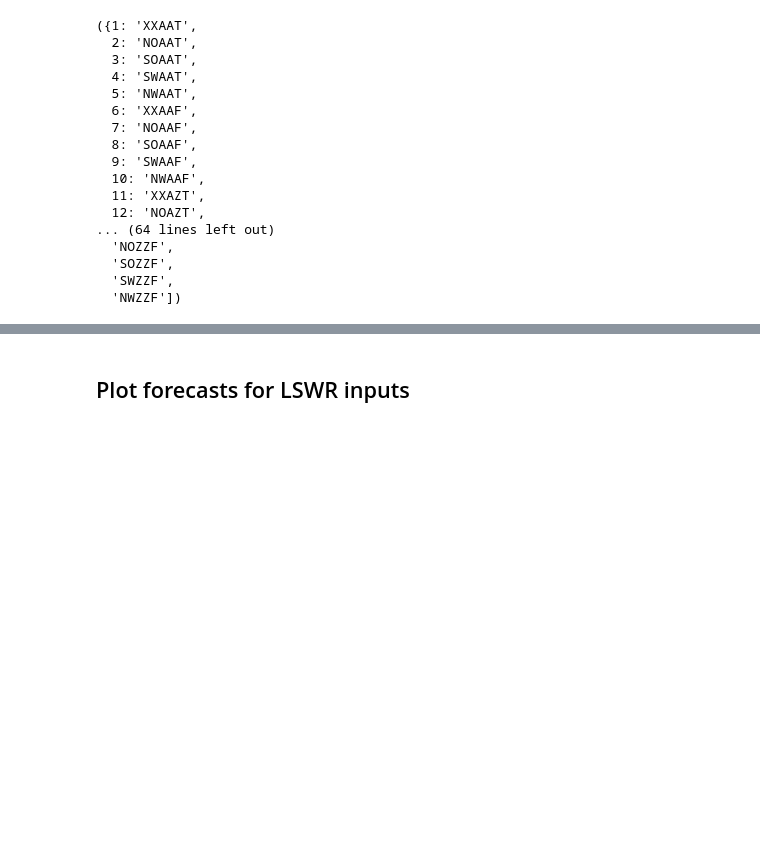
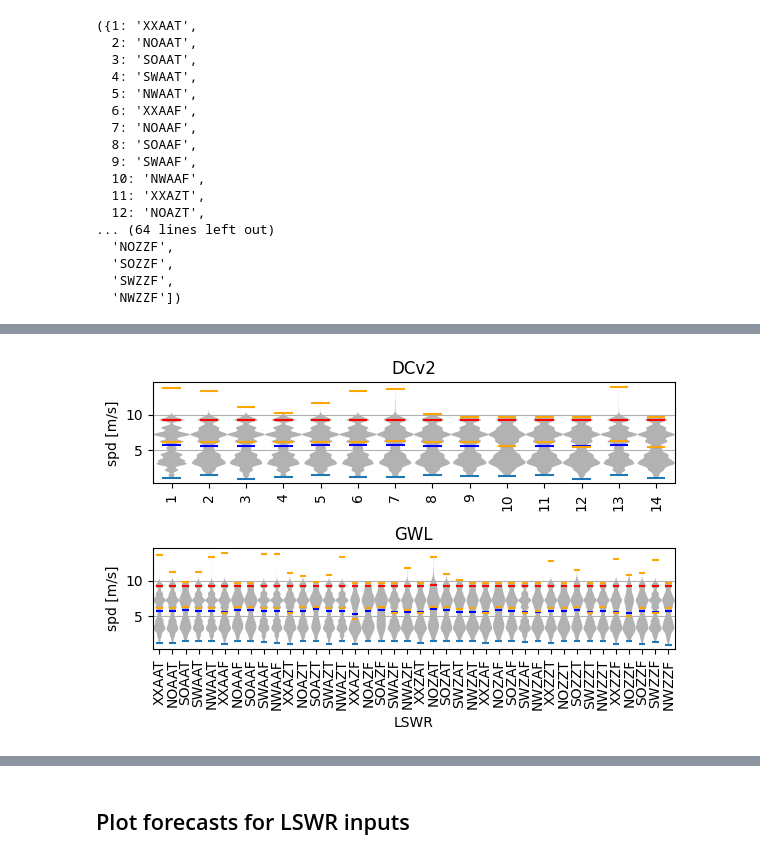
Before and after one commit to 4castRenewables/maelstrom-a6, a Jupyter notebook: notebooks/forecast_model.ipynb, the cells around one changed output, grey strips where cells are left out. Drawn from its saved outputs; the diff is of its cells as text; code cells hidden in the pictures; blank space fills up the shorter version.

```diff
--- a/notebooks/forecast_model.ipynb
+++ b/notebooks/forecast_model.ipynb
@@ -319,0 +146,12 @@ forecasts
+# %%
+coordinates_turbines = []
+
+for i, turbine_path in enumerate(turbines_with_preprocessed_data):
+    turbine = xr.open_dataset(turbine_path)
+    lon, lat = (
+        turbine["longitude"].values.tolist()[0],
+        turbine["latitude"].values.tolist()[0],
+    )
+    coordinates_turbines.append((lon, lat))
+
+coordinates_turbines
@@ -319,0 +292,5 @@ forecasts
+# %%
+ifs_data = pathlib.Path(
+    "/p/project/hclimrep/emmerich1/data/ecmwf_ifs/pl_2017_2020.nc"
+)
+ds_ifs = xr.open_dataset(ifs_data)
@@ -319,0 +377,73 @@ forecasts
+# %%
+%%time
+
+
+def plot_modes_wind_speed(
+    wind_speeds_per_method: dict[str, dict[int, np.ndarray]]
+) -> tuple[plt.Figure, plt.Axes]:
+    """Plot the mode wind speeds."""
+    n_subplots = len(wind_speeds_per_method)
+
+    fig, axs = plt.subplots(
+        figsize=(6, 2 * n_subplots),
+        nrows=n_subplots,
+        ncols=1,
+        sharex=False,
+        sharey=True,
+    )
+
+    for i, (name, wind_speeds) in enumerate(wind_speeds_per_method.items()):
+        print(name)
+
+        labels = list(wind_speeds.keys())
+        x_lims = min(labels) - 0.5, max(labels) + 0.5
+        colors = _colors.create_colors_for_labels(labels)
+
+        ax = axs[i]
+
+        parts = ax.violinplot(
+            list(wind_speeds.values()),
+            widths=1,
+            showmeans=True,
+            showmedians=True,
+            showextrema=True,
+            quantiles=[[0.95] for _ in enumerate(wind_speeds)],
+        )
+
+        parts["cmeans"].set_color("blue")
+        parts["cmedians"].set_color("orange")
+        # parts["cmins"].set_alpha(0.0)
+        parts["cmaxes"].set_color("orange")
+        parts["cbars"].set_alpha(0.0)
+        parts["cquantiles"].set_color("red")
+
+        for color, pc in zip(colors, parts["bodies"]):
+            pc.set_facecolor("black")
+            # pc.set_edgecolor(color)
+            pc.set_alpha(0.3)
+
+        for color, pc in zip(colors, parts["bodies"]):
+            pc.set_facecolor("black")
+            # pc.set_edgecolor(color)
+            pc.set_alpha(0.3)
+
+        ax.set_title(name)
+
+        if i == n_subplots - 1:
+            axs[i].set_xlabel("LSWR")
+
+        ax.set_ylabel("spd [m/s]")
+        ax.set_xlim(*x_lims)
+        ax.set_xticks(labels)
+
+        labels = labels if name != "GWL" else gwl_labels
+        ax.set_xticklabels(labels, rotation=90)
+
+        ax.yaxis.grid(True)
+
+    fig.tight_layout()
+    plt.savefig(plots / "lswrs-wind-speed-comparison.pdf", bbox_inches="tight")
+
+
+plot_modes_wind_speed(wind_speeds)
+# %% [output]
@@ -319,0 +454 @@ forecasts
+[figure, added]
```
Also changed, not shown: parts of 39 cells of this notebook, 46 other files.
